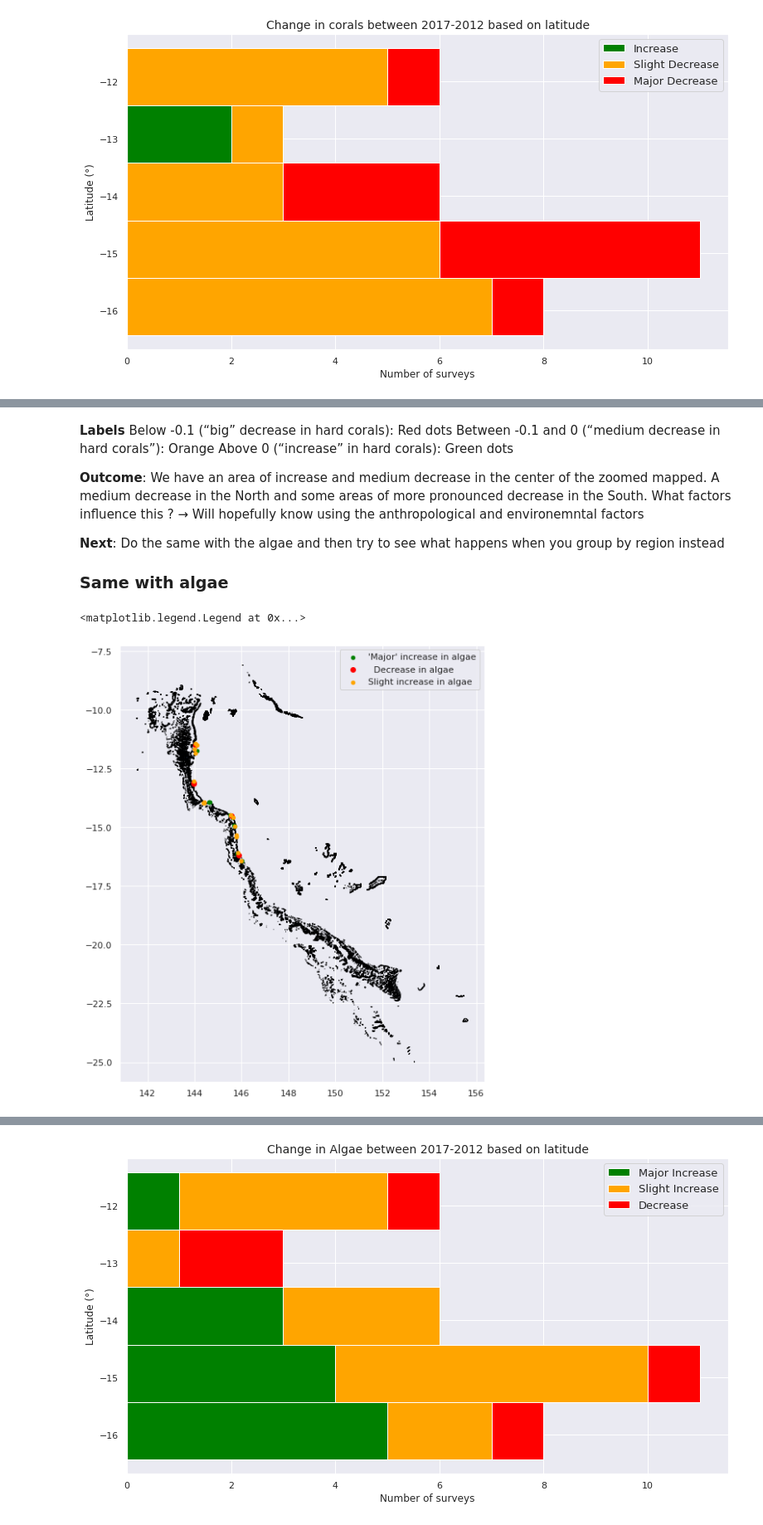
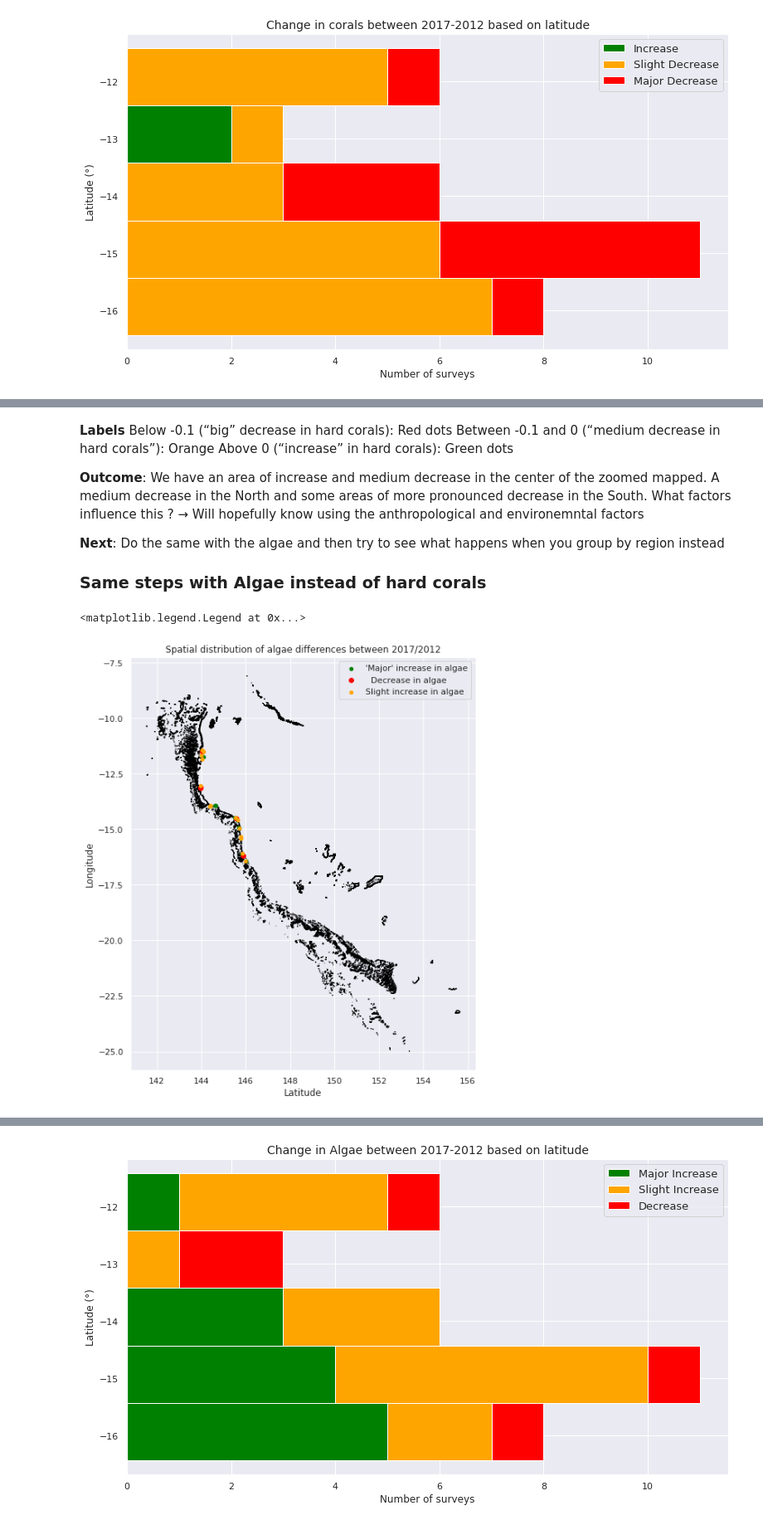
Before and after one commit to LaviSchlyter/research_course_coral, a Jupyter notebook: Notebook_1_Coral_data_presentation.ipynb, the cells around one changed output, grey strips where cells are left out. Shown: that part at 83% size. Drawn from its saved outputs; the diff is of its cells as text; code cells hidden in the pictures.

```diff
--- a/Notebook_1_Coral_data_presentation.ipynb
+++ b/Notebook_1_Coral_data_presentation.ipynb
@@ -40,6 +40,6 @@ ModuleNotFoundError: No module named 'pyproj'
 # %%
 # Import the csv data with percentage of hard, soft corals, other inverterbrates and other things
-Survey = pd.read_csv("../Data/Reefs/seaviewsurvey_surveys.csv")
+Survey = pd.read_csv("Data/seaviewsurvey_surveys.csv")
 Survey.head()
 # %% [output]
 |  | surveyid | transectid | surveydate | ocean | country | folder_name | lat_start | lng_start | lat_end | ... |
@@ -410,19 +391,22 @@ Above 0 (“increase” in hard corals): Green dots
 
 **Next**: Do the same with the algae and then try to see what happens when you group by region instead
 
-### Same with algae
+### Same steps with Algae instead of hard corals
 # %%
-shx = gpd.read_file("../Data/Reefs/shp_GBR/Reefs_GBR.shx")
+shx = gpd.read_file("Data/shp_GBR/Reefs_GBR.shx")
 ax = shx.plot(figsize=(20, 10), edgecolor='black')
 
 
 df_17[df_17["diff_algae"] >= 0.2].plot(ax = ax, color = "green", markersize = 20, label = "'Major' increase in algae")
 df_17[(df_17["diff_algae"] <= 0)].plot(ax = ax, color = "red", markersize = 35, label = "  Decrease in algae")
 df_17[(df_17["diff_algae"] > 0) & (df_17["diff_algae"] < 0.2)].plot(ax =ax, color = "orange", markersize = 20, label = "Slight increase in algae")
+plt.xlabel("Latitude")
+plt.ylabel("Longitude")
+plt.title("Spatial distribution of algae differences between 2017/2012")
 ax.legend()
 # %% [output]
 <matplotlib.legend.Legend at 0x...>
-[figure, old version]
+[figure, new version]
 # %%
 df_lat["maj_increase_al"] = df_17["diff_algae"] >= 0.2
 df_lat["slight_increase_al"] = (df_17["diff_algae"] > 0) & (df_17["diff_algae"] < 0.2)
```
Also changed, not shown: parts of 34 cells of this notebook.
